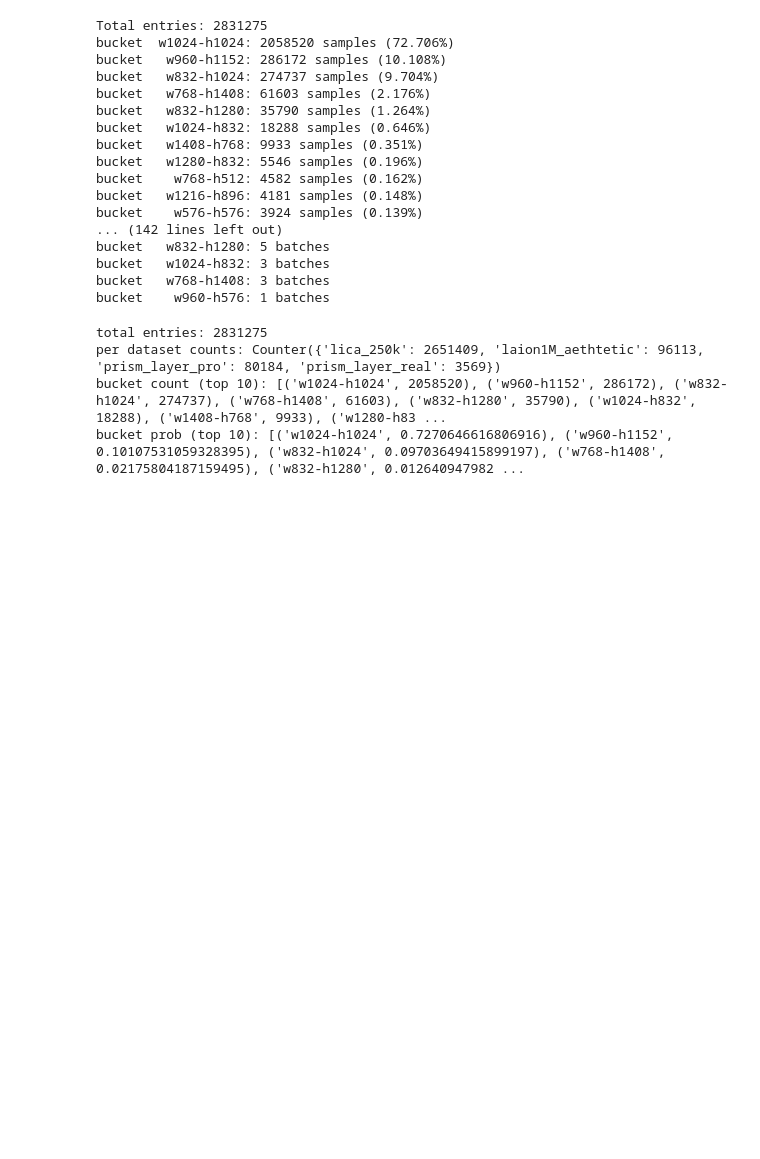
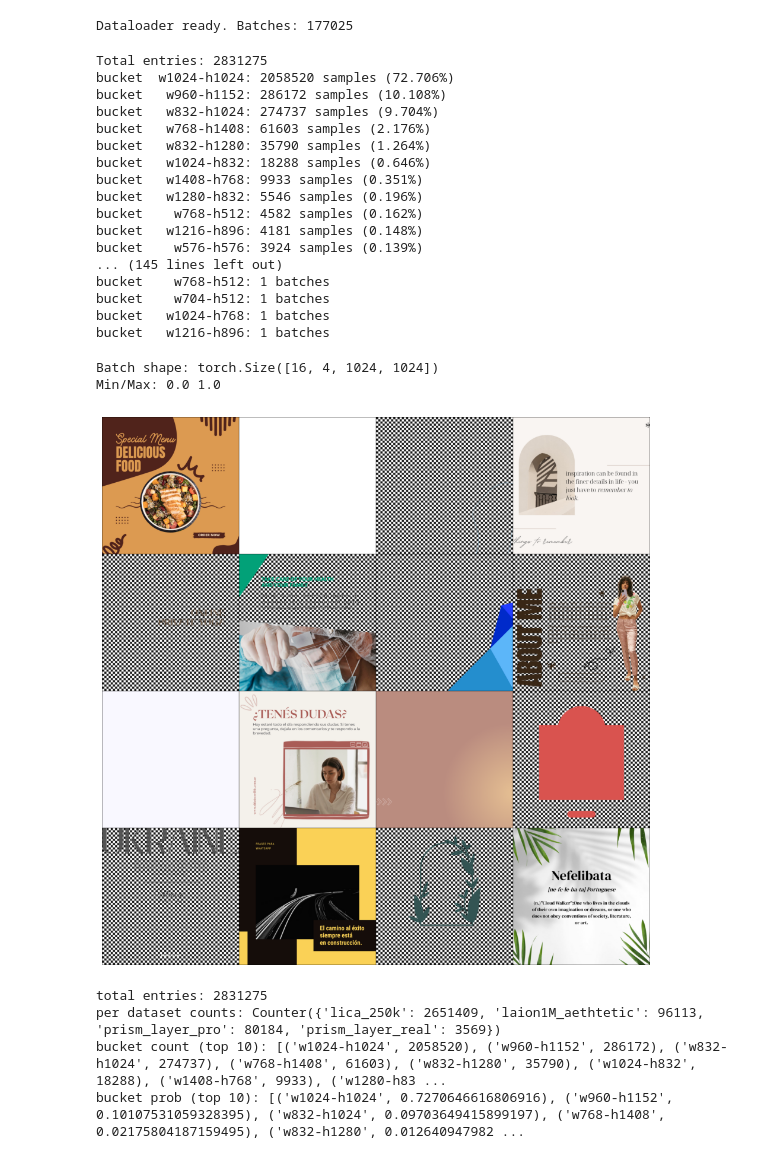
Before and after one commit to jaejung-dev/ragb-vae, a Jupyter notebook: test.ipynb, the cells around one changed output. Drawn from its saved outputs; the diff is of its cells as text; code cells hidden in the pictures; blank space fills up the shorter version.

```diff
--- a/test.ipynb
+++ b/test.ipynb
@@ -22,10 +22,12 @@ cfg.setdefault("data", {})
 cfg["data"]["batch_size"] = 16
 cfg["data"]["shuffle"] = True  # enable shuffle for probing
 cfg["data"]["interleave_buckets"] = True  # mix buckets instead of draining one-by-one
-cfg["data"]["background_blend_prob"] = 1.0
+cfg["data"]["background_blend_prob"] = 0.2
 # Build dataloader on CPU
 train_loader = build_dataloader(cfg, split="train")
 print("Dataloader ready. Batches:", len(train_loader) if hasattr(train_loader, "__len__") else "unknown")
+# %% [output]
+Dataloader ready. Batches: 177025
 # %%
 from collections import Counter
 from src.data_generation.bucket_dataset import BucketBatchSampler
@@ -68,11 +70,11 @@ bucket   w1280-h832: 5546 samples (0.196%)
 bucket    w768-h512: 4582 samples (0.162%)
 bucket   w1216-h896: 4181 samples (0.148%)
 bucket    w576-h576: 3924 samples (0.139%)
-... (142 lines left out)
-bucket   w832-h1280: 5 batches
-bucket   w1024-h832: 3 batches
-bucket   w768-h1408: 3 batches
-bucket    w960-h576: 1 batches
+... (145 lines left out)
+bucket    w768-h512: 1 batches
+bucket    w704-h512: 1 batches
+bucket   w1024-h768: 1 batches
+bucket   w1216-h896: 1 batches
 # %%
 import math
 
@@ -111,24 +113,28 @@ def get_batch(loader, idx: int):
     raise IndexError(f"batch {idx} out of range")
 # %%
 # Change this to step through batches
-batch_idx = 1  # e.g., 0, 1, 2...
+batch_idx += 1  # e.g., 0, 1, 2...
 nrow = 4       # 4 x 4 grid for 16 examples
 
 batch = get_batch(train_loader, batch_idx)
 rgba = batch.get("composite")
 if rgba is None:
     rgba = batch.get("component")
 if rgba is None:
     raise ValueError("Batch missing 'composite' or 'component' tensor")
 
 print("Batch shape:", rgba.shape)
 print("Min/Max:", rgba.min().item(), rgba.max().item())
 
 grid = to_checkerboard_grid(rgba, nrow=nrow)
 plt.figure(figsize=(12, 12))
 plt.imshow(grid.permute(1, 2, 0).cpu().numpy())
 plt.axis("off")
 plt.show()
+# %% [output]
+Batch shape: torch.Size([16, 4, 1024, 1024])
+Min/Max: 0.0 1.0
+[figure, added]
 # %%
 from collections import Counter, defaultdict
 from pathlib import Path
```
Also changed, not shown: parts of 4 cells of this notebook, 4 other files.
